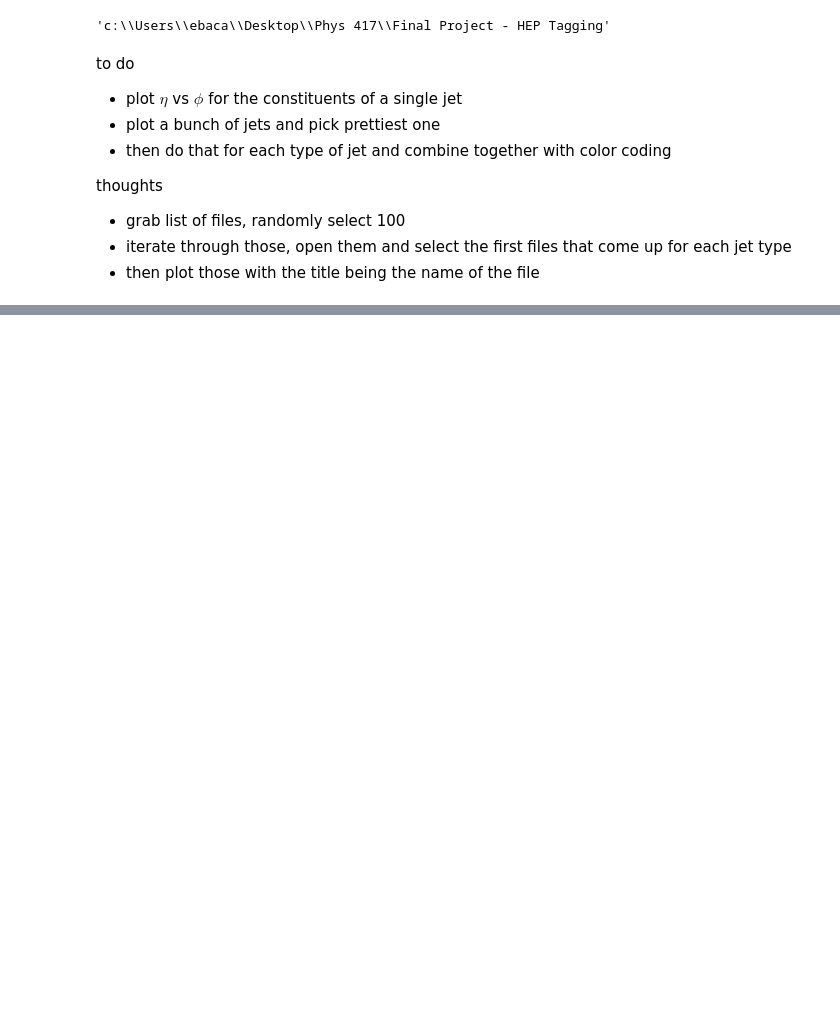
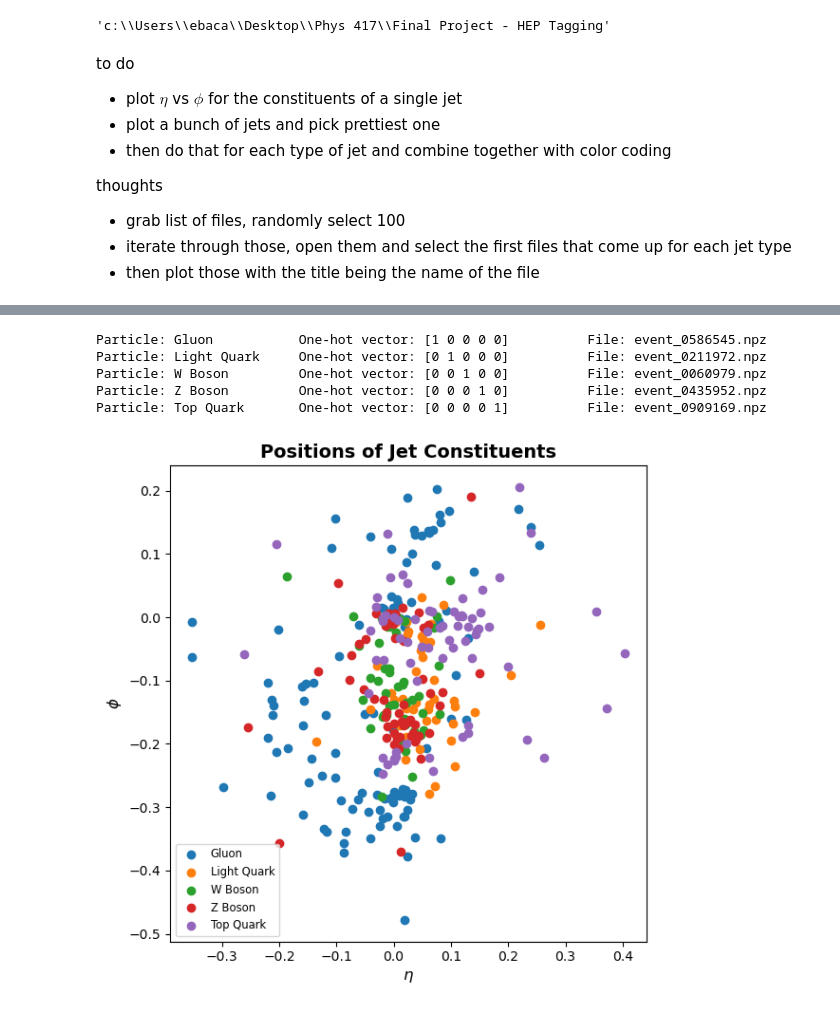
Before and after one commit to emmabacarra/Phys-417, a Jupyter notebook: Final Project - HEP Tagging/poster visualizations.ipynb, the cells around one changed output, grey strips where cells are left out. Saved outputs shown, nothing was run; the diff lists cells and outputs as text; code cells hidden in the pictures; blank space fills up the shorter version.

```diff
--- a/Final Project - HEP Tagging/poster visualizations.ipynb
+++ b/Final Project - HEP Tagging/poster visualizations.ipynb
@@ -47,0 +114,35 @@ files = shuffle([f for f in os.listdir('../../PHYS417_Project/data')], random_st
+# %%
+selected_onehots = {
+    (1, 0, 0, 0, 0): ['Gluon', 'event_0586545.npz'], # 'event_0943422.npz'  'event_0310881.npz'
+    (0, 1, 0, 0, 0): ['Light Quark', 'event_0211972.npz'], #  'event_0288662.npz'  'event_0610935.npz'  'event_0448702.npz'
+    (0, 0, 1, 0, 0): ['W Boson', 'event_0060979.npz'], #  'event_0691469.npz'
+    (0, 0, 0, 1, 0): ['Z Boson', 'event_0435952.npz'], # 'event_0693976.npz'  'event_0609057.npz'
+    (0, 0, 0, 0, 1): ['Top Quark', 'event_0909169.npz'] #  'event_0772220.npz'
+}
+# %%
+fig, ax = plt.subplots(figsize=(6, 6), sharex=True, sharey=True)
+
+for i, (onehot, labels) in enumerate(selected_onehots.items()):
+    jet, file = labels
+
+    with np.load('../../PHYS417_Project/data/' + file) as data:
+        print(f"Particle: {jet:<15} One-hot vector: {str(data['y']):<20} File: {file:<15}")
+
+        eta = data['x'][:, 1]
+        phi = data['x'][:, 2]
+
+        ax.scatter(eta, phi, label=jet)
+
+ax.set_title('Positions of Jet Constituents', weight='bold', fontsize=14)
+ax.set_xlabel(f'$\eta$', fontsize=12)
+ax.set_ylabel(f'$\phi$', fontsize=12)
+ax.legend(loc='best', fontsize='small')
+# plt.subplots_adjust(left=0.001, right=0.999, bottom=0.001, top=0.999)
+plt.tight_layout()
+# %% [output]
+Particle: Gluon           One-hot vector: [1 0 0 0 0]          File: event_0586545.npz
+Particle: Light Quark     One-hot vector: [0 1 0 0 0]          File: event_0211972.npz
+Particle: W Boson         One-hot vector: [0 0 1 0 0]          File: event_0060979.npz
+Particle: Z Boson         One-hot vector: [0 0 0 1 0]          File: event_0435952.npz
+Particle: Top Quark       One-hot vector: [0 0 0 0 1]          File: event_0909169.npz
+[figure, added]
```
Also changed, not shown: parts of 3 cells of this notebook, 1 other file.
